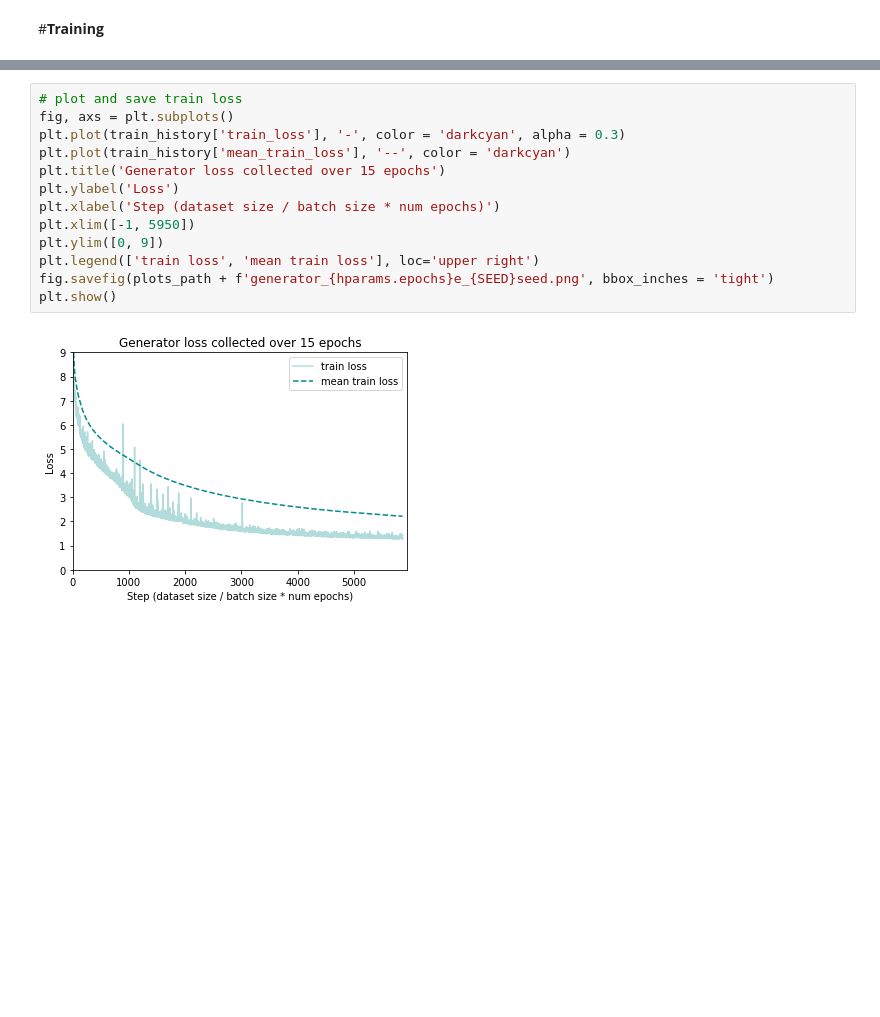
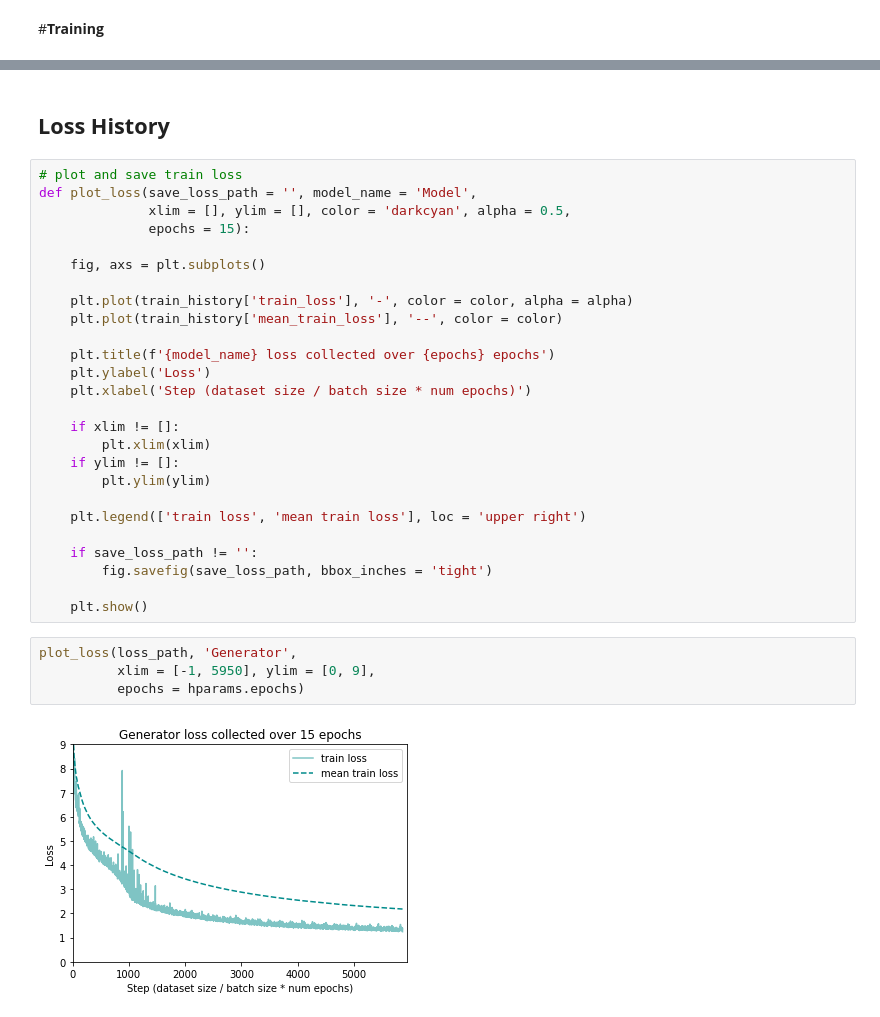
Before and after one commit to Olllga/DM_project, a Jupyter notebook: scripts/generator.ipynb, the cells around one changed output, grey strips where cells are left out. Saved outputs shown, nothing was run; the diff lists cells and outputs as text; blank space fills up the shorter version.

```diff
--- a/scripts/generator.ipynb
+++ b/scripts/generator.ipynb
@@ -473,15 +632,34 @@ true vs generated stroke:
+# %% [markdown]
+## **Loss History**
 # %%
 # plot and save train loss
-fig, axs = plt.subplots()
-plt.plot(train_history['train_loss'], '-', color = 'darkcyan', alpha = 0.3)
-plt.plot(train_history['mean_train_loss'], '--', color = 'darkcyan')
-plt.title('Generator loss collected over 15 epochs')
-plt.ylabel('Loss')
-plt.xlabel('Step (dataset size / batch size * num epochs)')
-plt.xlim([-1, 5950])
-plt.ylim([0, 9])
-plt.legend(['train loss', 'mean train loss'], loc='upper right')
-fig.savefig(plots_path + f'generator_{hparams.epochs}e_{SEED}seed.png', bbox_inches = 'tight')
-plt.show()
+def plot_loss(save_loss_path = '', model_name = 'Model',
+              xlim = [], ylim = [], color = 'darkcyan', alpha = 0.5,
+              epochs = 15):
+
+    fig, axs = plt.subplots()
+
+    plt.plot(train_history['train_loss'], '-', color = color, alpha = alpha)
+    plt.plot(train_history['mean_train_loss'], '--', color = color)
+
+    plt.title(f'{model_name} loss collected over {epochs} epochs')
+    plt.ylabel('Loss')
+    plt.xlabel('Step (dataset size / batch size * num epochs)')
+
+    if xlim != []:
+        plt.xlim(xlim)
+    if ylim != []:
+        plt.ylim(ylim)
+
+    plt.legend(['train loss', 'mean train loss'], loc = 'upper right')
+
+    if save_loss_path != '':
+        fig.savefig(save_loss_path, bbox_inches = 'tight')
+
+    plt.show()
-# %% [output]
-[figure, removed]
+# %%
+plot_loss(loss_path, 'Generator',
+          xlim = [-1, 5950], ylim = [0, 9],
+          epochs = hparams.epochs)
+# %% [output]
+[figure, added]
```
Also changed, not shown: parts of 30 cells of this notebook, 22 other files.
